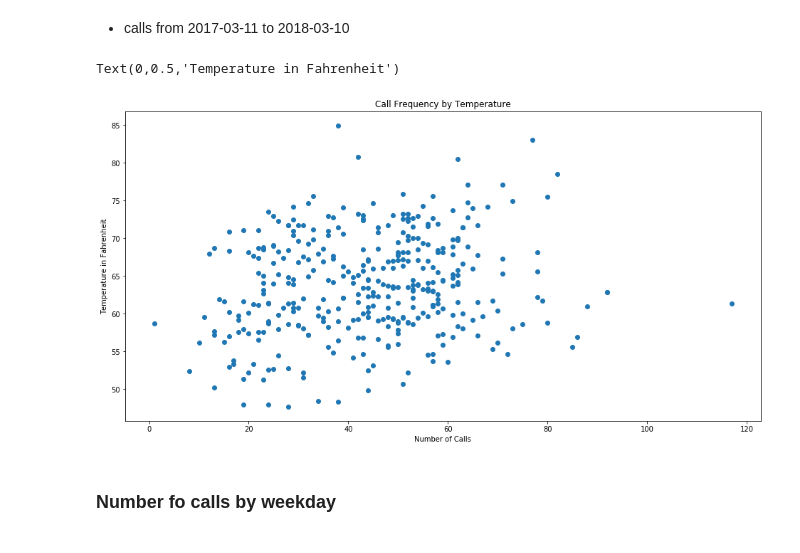
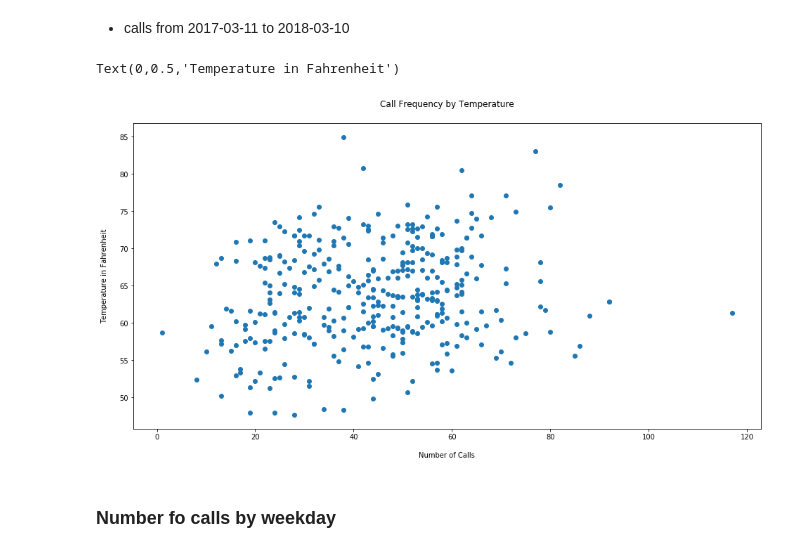
Before and after one commit to farhadOmidvar/311-San-Diego, a Jupyter notebook: notebooks/charts_all.ipynb, the cells around one changed output. Saved outputs shown, nothing was run; the diff lists cells and outputs as text; code cells hidden in the pictures.

```diff
--- a/notebooks/charts_all.ipynb
+++ b/notebooks/charts_all.ipynb
@@ -156,12 +188,12 @@ date_311 = period_311.groupby('date', as_index=False).count()
 # %%
 plt.figure(figsize=[16, 8])
 plt.scatter(date_311['service_request_id'], temp_df['temp_f'])
-plt.title('Call Frequency by Temperature')
-plt.xlabel('Number of Calls')
-plt.ylabel('Temperature in Fahrenheit')
+plt.title('Call Frequency by Temperature', pad=23)
+plt.xlabel('Number of Calls', labelpad=16)
+plt.ylabel('Temperature in Fahrenheit', labelpad=16)
 # %% [output]
 Text(0,0.5,'Temperature in Fahrenheit')
-[figure, old version]
+[figure, new version]
 # %% [markdown]
 ### Number fo calls by weekday
 # %%
```
Also changed, not shown: parts of 9 cells of this notebook.
